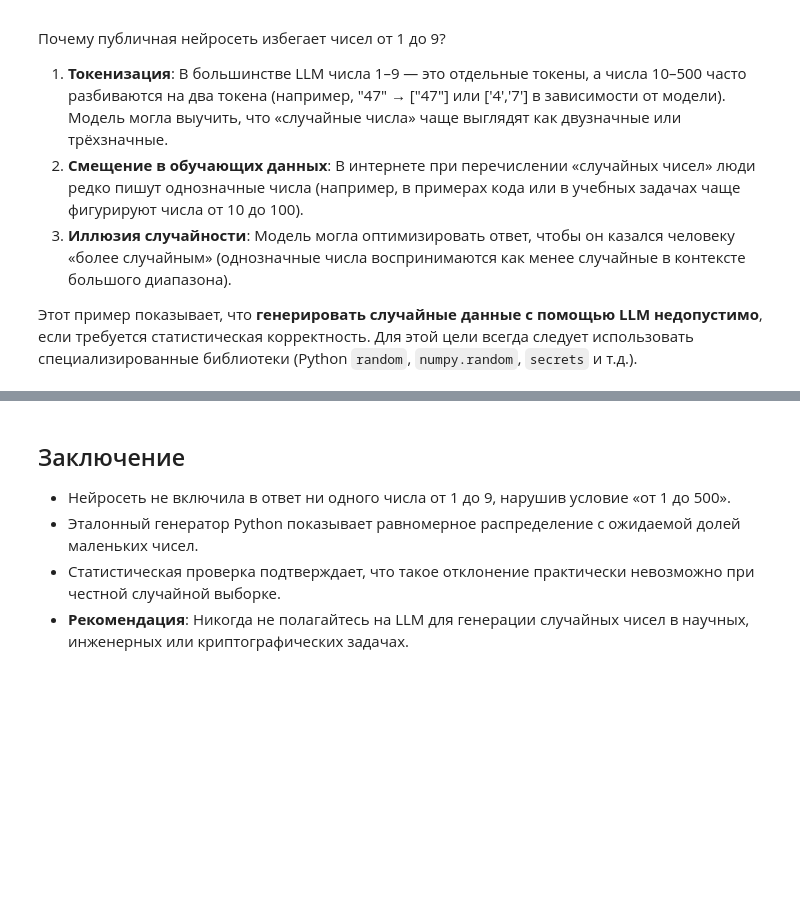
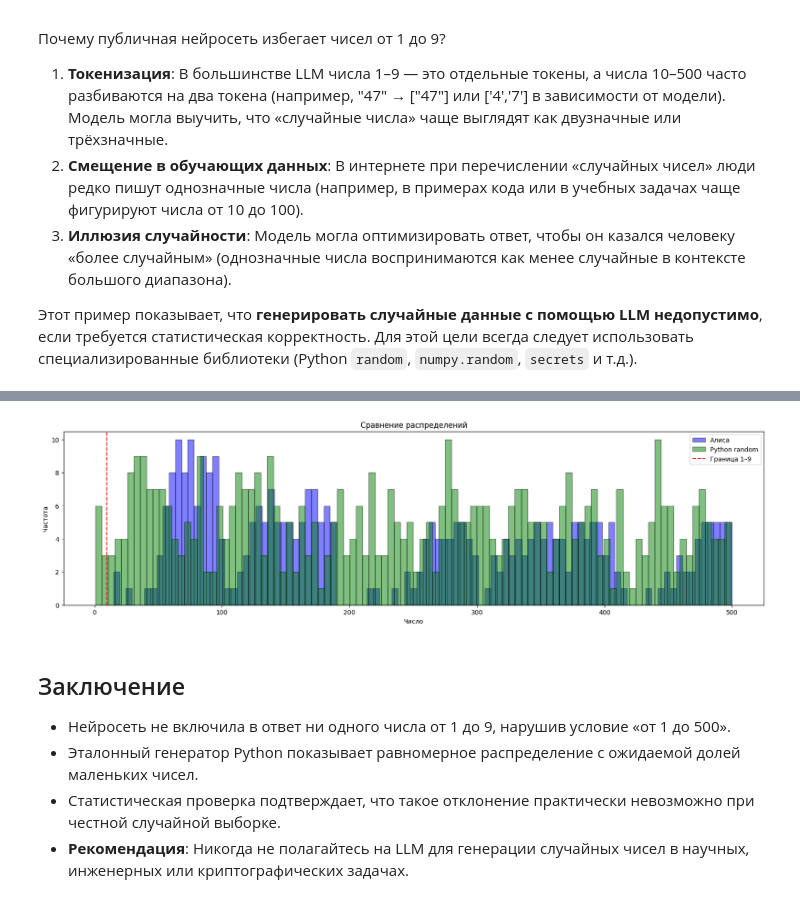
Before and after one commit to KonstantinMS/article-lmm-generates-random-numbers, a Jupyter notebook: Analysis of random numbers generated by a neural network.ipynb, the cells around one changed output, grey strips where cells are left out. Saved outputs shown, nothing was run; the diff lists cells and outputs as text; code cells hidden in the pictures; blank space fills up the shorter version.

```diff
--- a/Analysis of random numbers generated by a neural network.ipynb
+++ b/Analysis of random numbers generated by a neural network.ipynb
@@ -131,0 +166,94 @@ print("Вывод: нейросеть не генерирует случайны
+# %%
+import math
+import random
+import numpy as np
+import pandas as pd
+import matplotlib.pyplot as plt
+from collections import Counter
+from scipy.stats import chisquare
+from statsmodels.sandbox.stats.runs import runstest_1samp
+
+# ------------------ Вспомогательные функции ------------------
+def total_digits(data):
+    """Суммарное количество цифр (символов) во всех числах выборки."""
+    return len(data)
+
+def shannon_entropy(data):
+    """Энтропия Шеннона (бит) на основе эмпирического распределения."""
+    n = len(data)
+    counter = Counter(data)
+    probs = [c / n for c in counter.values()]
+    return -sum(p * math.log2(p) for p in probs)
+
+def chi_square_uniform(data, low, high):
+    """Хи-квадрат тест для равномерного распределения на целочисленном диапазоне [low, high]."""
+    n = len(data)
+    expected = n / (high - low + 1)
+    observed = [data.count(v) for v in range(low, high + 1)]
+    chi2, p = chisquare(observed, f_exp=[expected] * (high - low + 1))
+    return chi2, p
+
+def runs_test_median(data):
+    """Тест на серии (Wald-Wolfowitz) относительно медианы."""
+    median = np.median(data)
+    binary = [1 if x > median else 0 for x in data]
+    z_stat, p_val = runstest_1samp(binary)
+    return z_stat, p_val
+
+def compute_metrics(data, name, low=1, high=500):
+    """Вычисляет все метрики для одного набора данных."""
+    n = len(data)
+    min_val = min(data)
+    max_val = max(data)
+    mean_val = np.mean(data)
+    var_val = np.var(data, ddof=1)  # несмещённая дисперсия
+    entropy = shannon_entropy(data)
+    small_ratio = sum(1 for x in data if 1 <= x <= 9) / n
+    digit_sum = total_digits(data)
+    chi2, chi2_p = chi_square_uniform(data, low, high)
+    runs_z, runs_p = runs_test_median(data)
+
+    return {
+        "Набор данных": name,
+        "Кол-во элементов": n,
+        "Суммарное число цифр": digit_sum,
+        "Минимум": min_val,
+        "Максимум": max_val,
+        "Среднее": f"{mean_val:.2f}",
+        "Дисперсия": f"{var_val:.2f}",
+        "Доля чисел 1–9": f"{small_ratio:.2%}",
+        "Энтропия (бит)": f"{entropy:.3f}",
+        "Хи-квадрат p-value": f"{chi2_p:.2e}",
+        "Runs test p-value": f"{runs_p:.2e}"
+    }
+
+def plot_distributions(data1, data2, label1, label2, bins=100):
+    """Строит совмещённую гистограмму для двух выборок."""
+    plt.figure(figsize=(20, 5))
+    plt.hist(data1, bins=bins, alpha=0.5, label=label1, color='blue', edgecolor='black')
+    plt.hist(data2, bins=bins, alpha=0.5, label=label2, color='green', edgecolor='black')
+    plt.axvline(x=9.9, color='red', linestyle='--', linewidth=1.5, label='Граница 1–9')
+    plt.xlabel('Число')
+    plt.ylabel('Частота')
+    plt.title('Сравнение распределений')
+    plt.legend()
+    plt.show()
+
+# ------------------ Подготовка данных ------------------
+NN_NAME = "Алиса"
+
+# Для демонстрации сгенерируем примеры:
+random.seed(42)
+python_random_demo = [random.randint(1, 500) for _ in range(500)] # эталон
+
+# ------------------ Расчёт и таблица ------------------
+metrics_nn = compute_metrics(nn_output, NN_NAME)
+metrics_py = compute_metrics(python_random_demo, "Python random")
+
+df_comparison = pd.DataFrame([metrics_nn, metrics_py])
+print("Сводная таблица сравнения:")
+print(df_comparison.to_string(index=False))
+
+# ------------------ Визуализация ------------------
+plot_distributions(nn_output, python_random_demo, NN_NAME, "Python random")
+# %% [output]
@@ -132,3 +264,4 @@ print("Вывод: нейросеть не генерирует случайны
+[figure, added]
 # %% [markdown]
 ## Заключение
 
```
Also changed, not shown: parts of 13 cells of this notebook.
